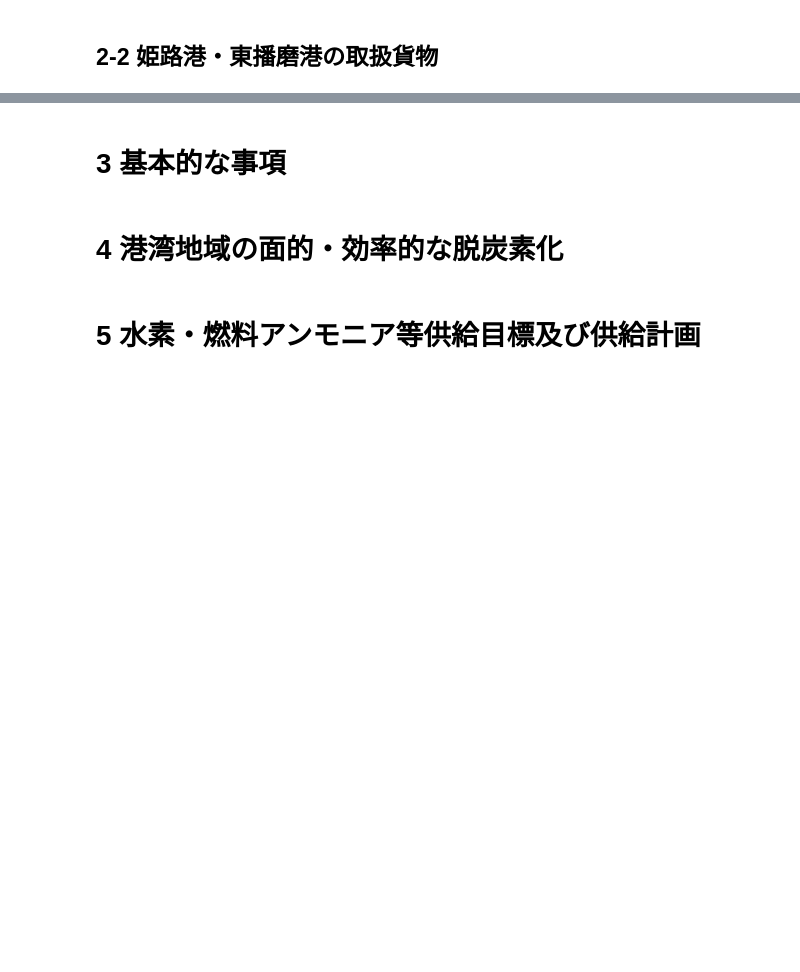
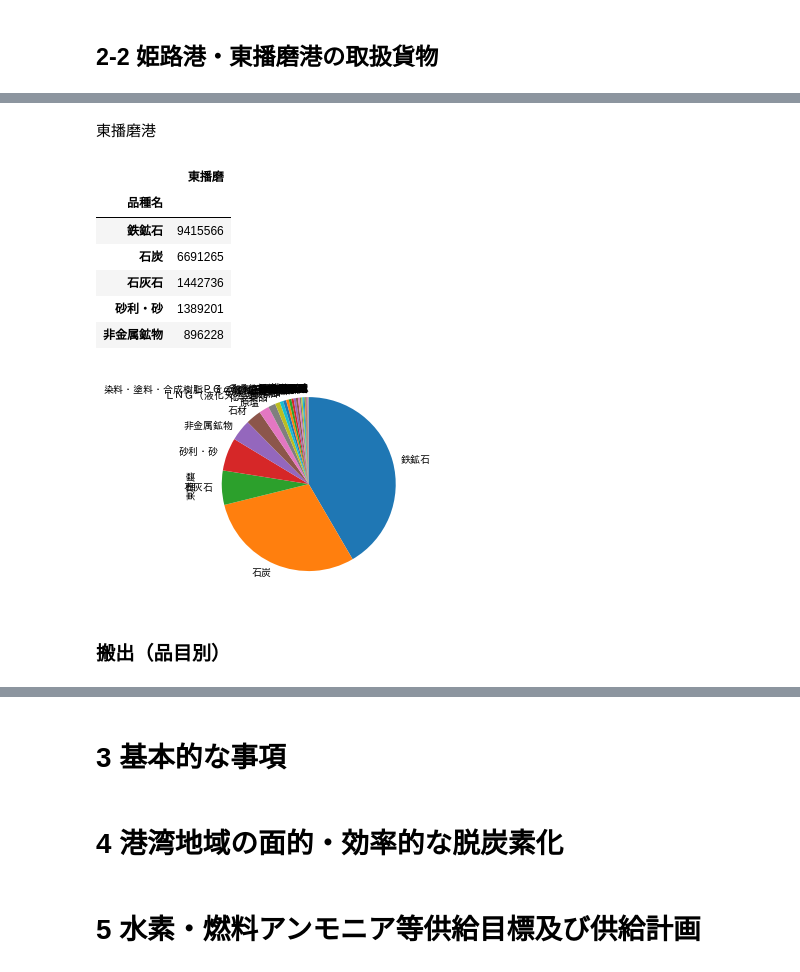
Before and after one commit to dicechick373/google-colab, a Jupyter notebook: 2022_kouwan/03_播磨臨海CNP.ipynb, the cells around one changed output, grey strips where cells are left out. Cells and saved outputs as stored; diff of their text form; code cells hidden in the pictures; blank space fills up the shorter version.

```diff
--- a/2022_kouwan/03_播磨臨海CNP.ipynb
+++ b/2022_kouwan/03_播磨臨海CNP.ipynb
@@ -164,0 +317,22 @@ manufacture().head()
+# %% [markdown]
+東播磨港
+# %%
+def df_carryin_higashi():
+  df = carryin({'port':['東播磨']})
+  df = df.astype({'東播磨': 'int'}).sort_values('東播磨', ascending=False)
+  df = df.drop('All', axis=0)
+  return df
+
+df_carryin_higashi()['東播磨'].plot.pie(startangle=90, counterclock=False)
+df_carryin_higashi().head()
+# %% [output]
+|  | 東播磨 |
+| 品種名 |  |
+| 鉄鉱石 | 9415566 |
+| 石炭 | 6691265 |
+| 石灰石 | 1442736 |
+| 砂利・砂 | 1389201 |
+| 非金属鉱物 | 896228 |
+[figure, added]
+# %% [markdown]
+### 搬出（品目別）
```
Also changed, not shown: parts of 30 cells of this notebook.
